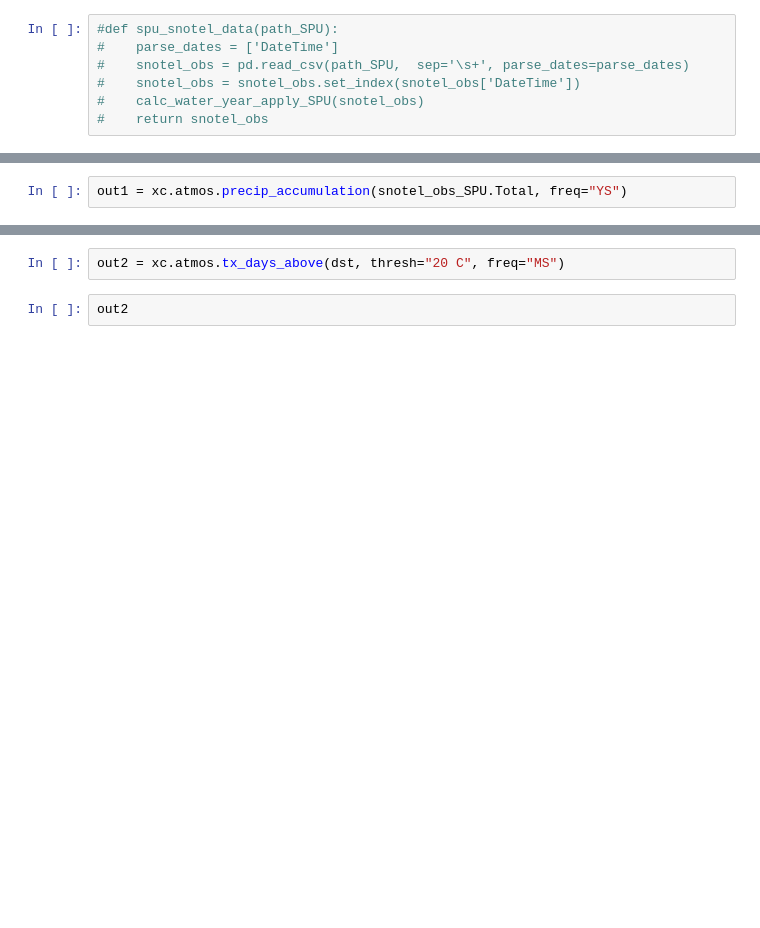
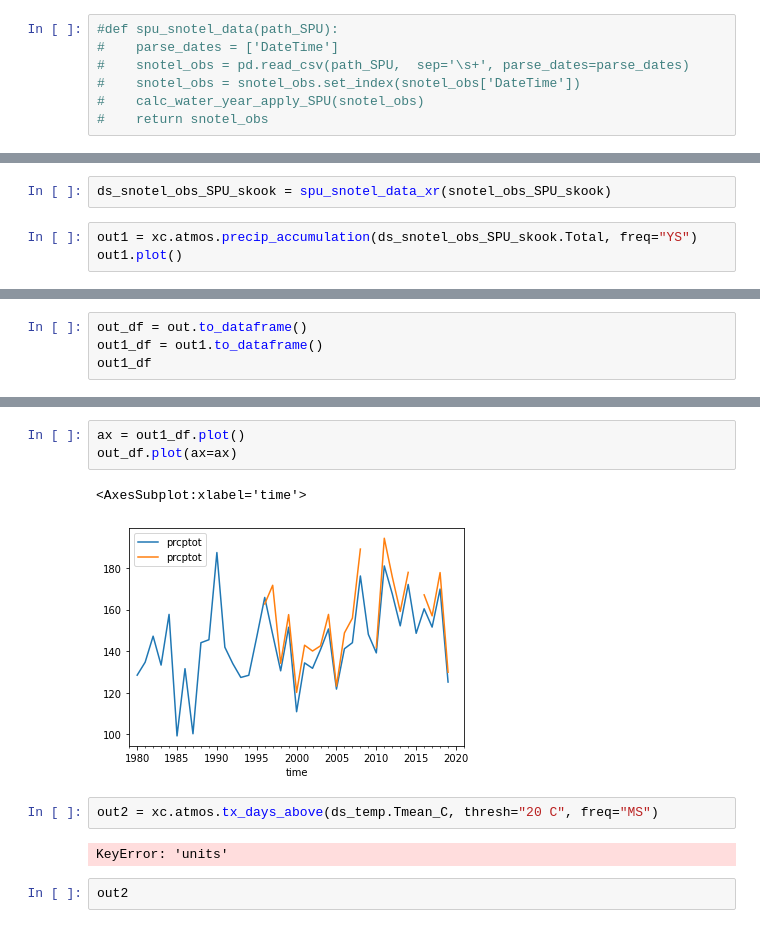
Before and after one commit to NCristea/Snow_SCL, a Jupyter notebook: compare_datasets.ipynb, the cells around one changed output, grey strips where cells are left out. Saved outputs shown, nothing was run; the diff lists cells and outputs as text; blank space fills up the shorter version.

```diff
--- a/compare_datasets.ipynb
+++ b/compare_datasets.ipynb
@@ -118,2 +135,5 @@ Attributes:
+# %%
+ds_snotel_obs_SPU_skook = spu_snotel_data_xr(snotel_obs_SPU_skook)
 # %%
-out1 = xc.atmos.precip_accumulation(snotel_obs_SPU.Total, freq="YS")
+out1 = xc.atmos.precip_accumulation(ds_snotel_obs_SPU_skook.Total, freq="YS")
+out1.plot()
@@ -143,0 +143,4 @@ ds_temp
+# %%
+out_df = out.to_dataframe()
+out1_df = out1.to_dataframe()
+out1_df
@@ -144,5 +166,13 @@ ds_temp
+# %%
+ax = out1_df.plot()
+out_df.plot(ax=ax)
+# %% [output]
+<AxesSubplot:xlabel='time'>
+[figure, added]
 # %%
-out2 = xc.atmos.tx_days_above(dst, thresh="20 C", freq="MS")
+out2 = xc.atmos.tx_days_above(ds_temp.Tmean_C, thresh="20 C", freq="MS")
+# %% [output]
+KeyError: 'units'
 # %%
 out2
 # %% [output]
```
Also changed, not shown: parts of 21 cells of this notebook.
